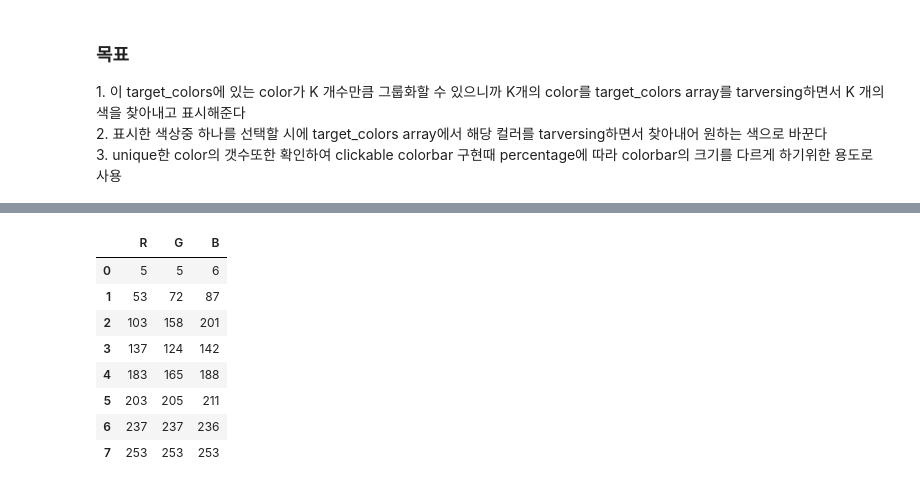
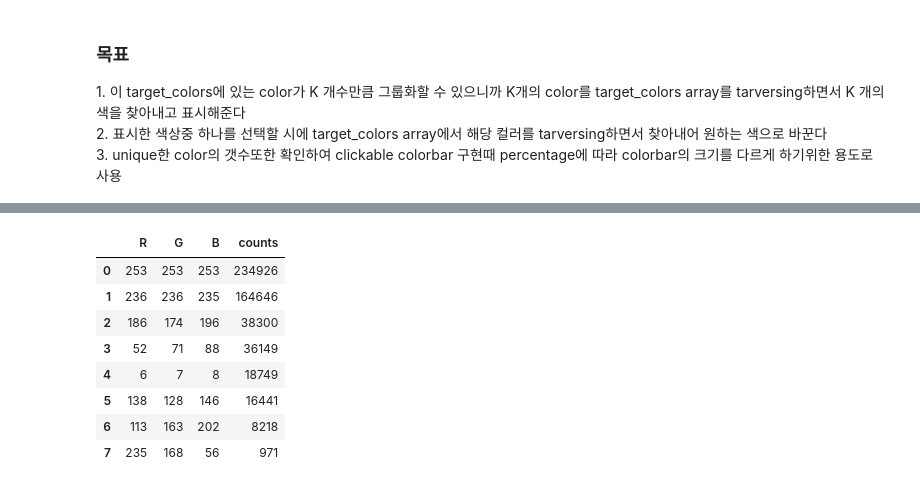
Before and after one commit to joonb14/Python3_Image_Clustering, a Jupyter notebook: K-means_on_Image.ipynb, the cells around one changed output, grey strips where cells are left out. Saved outputs shown, nothing was run; the diff lists cells and outputs as text; code cells hidden in the pictures.

```diff
--- a/K-means_on_Image.ipynb
+++ b/K-means_on_Image.ipynb
@@ -97,3 +95,7 @@ array([[  5,   5,   6],
 2. 표시한 색상중 하나를 선택할 시에 target_colors array에서 해당 컬러를 tarversing하면서 찾아내어 원하는 색으로 바꾼다
 <br>
 3. unique한 color의 갯수또한 확인하여 clickable colorbar 구현때 percentage에 따라 colorbar의 크기를 다르게 하기위한 용도로 사용
+# %%
+unique_rows, unique_counts = np.unique(target_colors, axis=0, return_counts=True)
+arr = np.c_[ unique_rows, unique_counts ]
+arr
@@ -99,0 +111,4 @@ array([[  5,   5,   6],
+# %%
+arr = arr[arr[:,3].argsort()][::-1]
+#np.argsort(-arr[:,3])
+arr
@@ -100,16 +124,14 @@ array([[  5,   5,   6],
 # %%
-unique_rows, unique_counts = np.unique(target_colors, axis=0, return_counts=True)
-df = pd.DataFrame(unique_rows,columns=['R','G','B'])
+df = pd.DataFrame(arr,columns=['R','G','B','counts'])
 #R,G,B 순서가 아니라서 a b c로 표현함
+df
+# %% [output]
+|  | R | G | B | counts |
+| 0 | 253 | 253 | 253 | 234926 |
+| 1 | 236 | 236 | 235 | 164646 |
+| 2 | 186 | 174 | 196 | 38300 |
+| 3 | 52 | 71 | 88 | 36149 |
+| 4 | 6 | 7 | 8 | 18749 |
+| 5 | 138 | 128 | 146 | 16441 |
+| 6 | 113 | 163 | 202 | 8218 |
+| 7 | 235 | 168 | 56 | 971 |
-# %%
-df
-# %% [output]
-|  | R | G | B |
-| 0 | 5 | 5 | 6 |
-| 1 | 53 | 72 | 87 |
-| 2 | 103 | 158 | 201 |
-| 3 | 137 | 124 | 142 |
-| 4 | 183 | 165 | 188 |
-| 5 | 203 | 205 | 211 |
-| 6 | 237 | 237 | 236 |
-| 7 | 253 | 253 | 253 |
```
Also changed, not shown: parts of 12 cells of this notebook.
